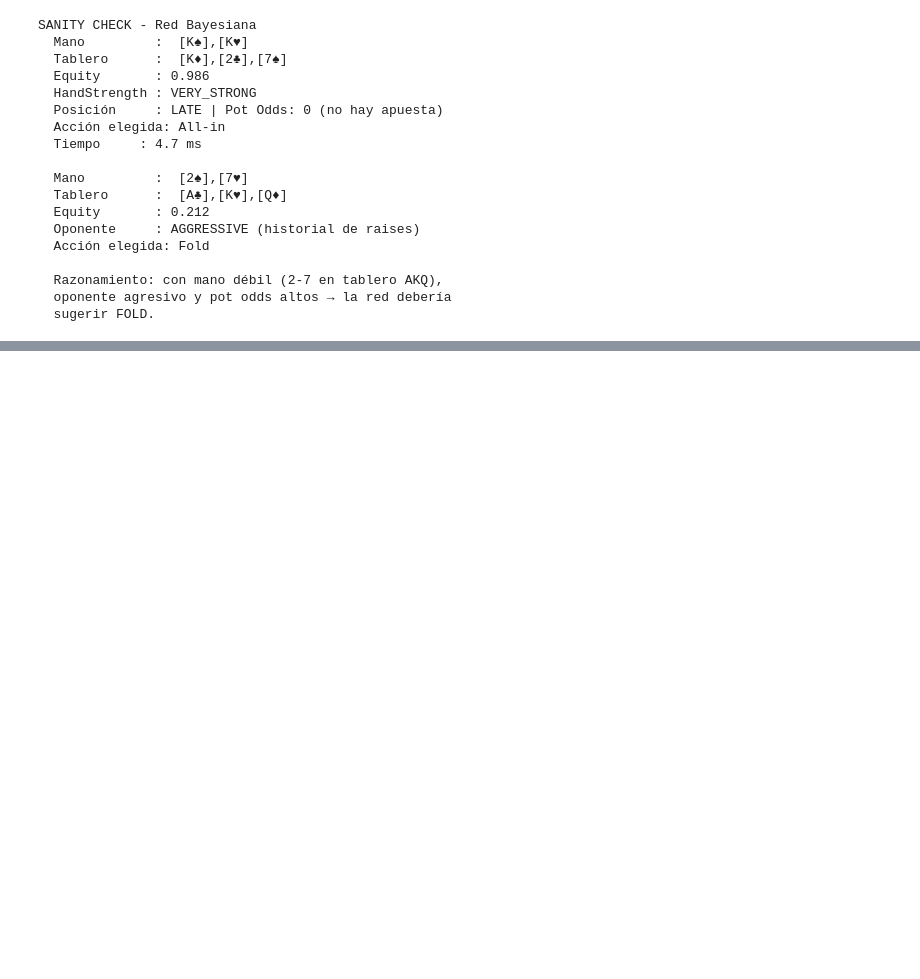
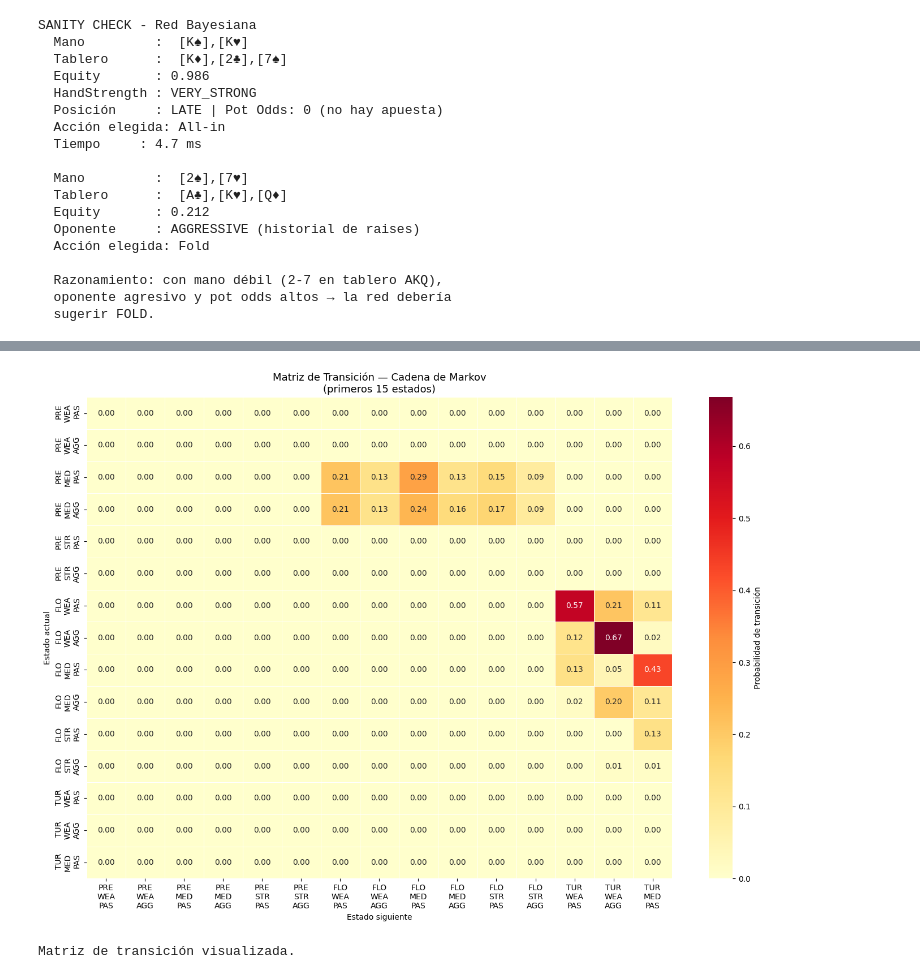
Before and after one commit to Branuvg/AI_PROY_FINAL, a Jupyter notebook: poker_ia_comparativa_final.ipynb, the cells around one changed output, grey strips where cells are left out. Saved outputs shown, nothing was run; the diff lists cells and outputs as text; code cells hidden in the pictures; blank space fills up the shorter version.

Commit message:
Cadenas de Markov

```diff
--- a/poker_ia_comparativa_final.ipynb
+++ b/poker_ia_comparativa_final.ipynb
@@ -1194,0 +1332,25 @@ SANITY CHECK - Red Bayesiana
+# %%
+# Visualización de la matriz de transición
+fig, ax = plt.subplots(figsize=(14, 10))
+
+# Etiquetas compactas
+labels = [f"{s[0].name[:3]}\n{s[1][:3]}\n{s[2][:3]}" for s in MARKOV_STATES]
+
+# Mostrar solo las primeras 15×15 para legibilidad
+N_SHOW = 15
+sns.heatmap(
+    transition_matrix[:N_SHOW, :N_SHOW],
+    xticklabels=labels[:N_SHOW],
+    yticklabels=labels[:N_SHOW],
+    cmap='YlOrRd', annot=True, fmt='.2f', linewidths=0.5,
+    ax=ax, cbar_kws={'label': 'Probabilidad de transición'},
+)
+ax.set_title('Matriz de Transición — Cadena de Markov\n(primeros 15 estados)', fontsize=13)
+ax.set_xlabel('Estado siguiente')
+ax.set_ylabel('Estado actual')
+plt.tight_layout()
+plt.show()
+print("Matriz de transición visualizada.")
+# %% [output]
+[figure, added]
+Matriz de transición visualizada.
```
Also changed, not shown: parts of 6 cells of this notebook.
